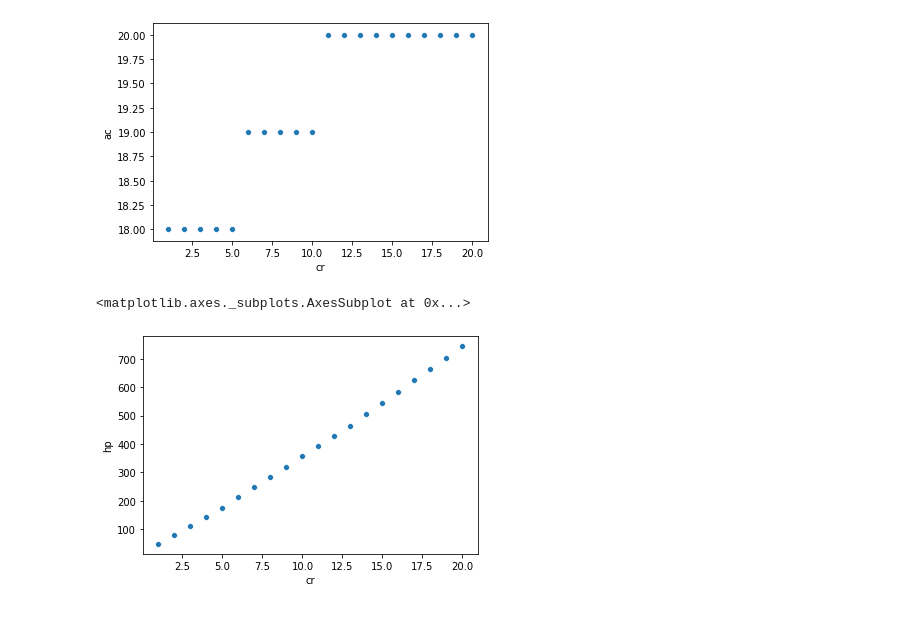
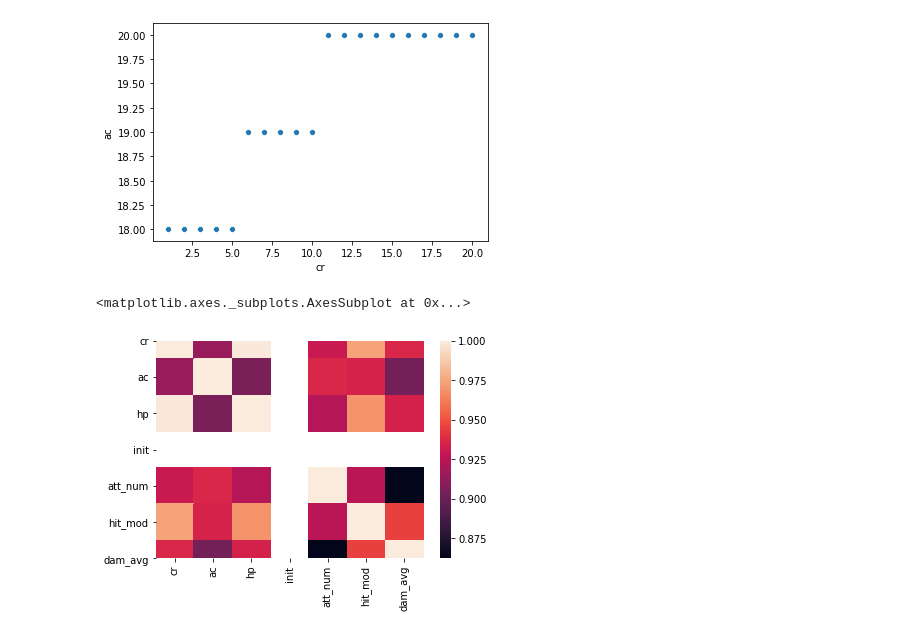
Before and after one commit to trant017/dndCombatAnalysis, a Jupyter notebook: FinalProject.ipynb, the cells around one changed output. Saved outputs shown, nothing was run; the diff lists cells and outputs as text; code cells hidden in the pictures.

```diff
--- a/FinalProject.ipynb
+++ b/FinalProject.ipynb
@@ -71,8 +85,8 @@ sns.scatterplot(data=fighters, x='cr', y='ac')
 # %% [output]
 <matplotlib.axes._subplots.AxesSubplot at 0x...>
 [figure]
-# %%
-sns.scatterplot(data=fighters, x='cr', y='hp')
-# %% [output]
-<matplotlib.axes._subplots.AxesSubplot at 0x...>
-[figure, removed]
+# %%
+heatmap(fighters.corr())
+# %% [output]
+<matplotlib.axes._subplots.AxesSubplot at 0x...>
+[figure, added]
```
Also changed, not shown: parts of 6 cells of this notebook.
